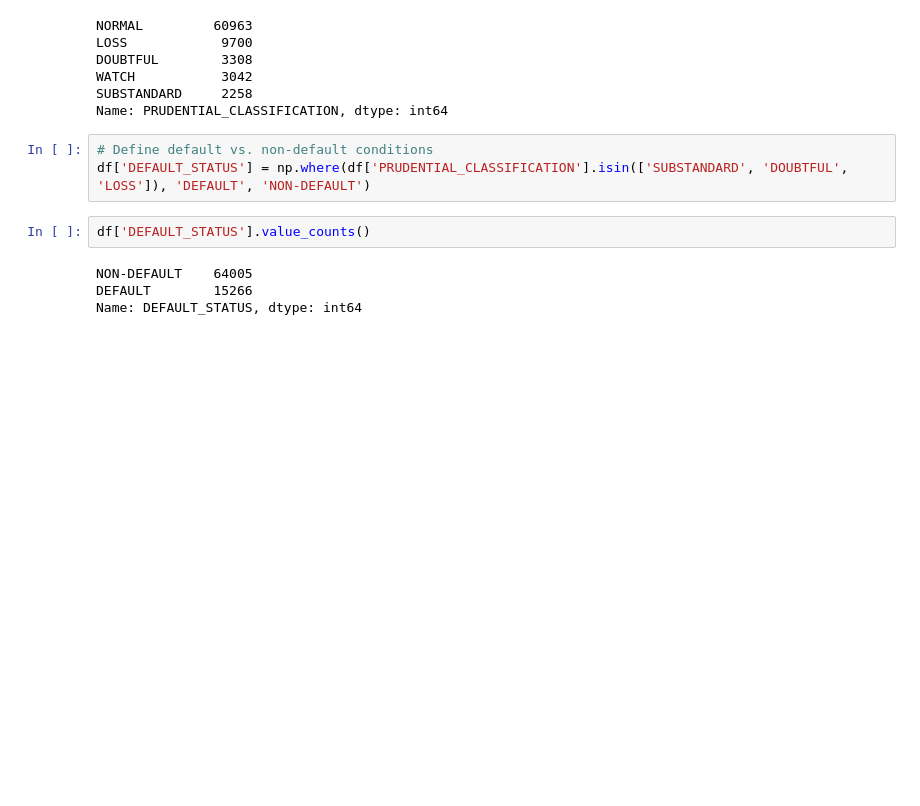
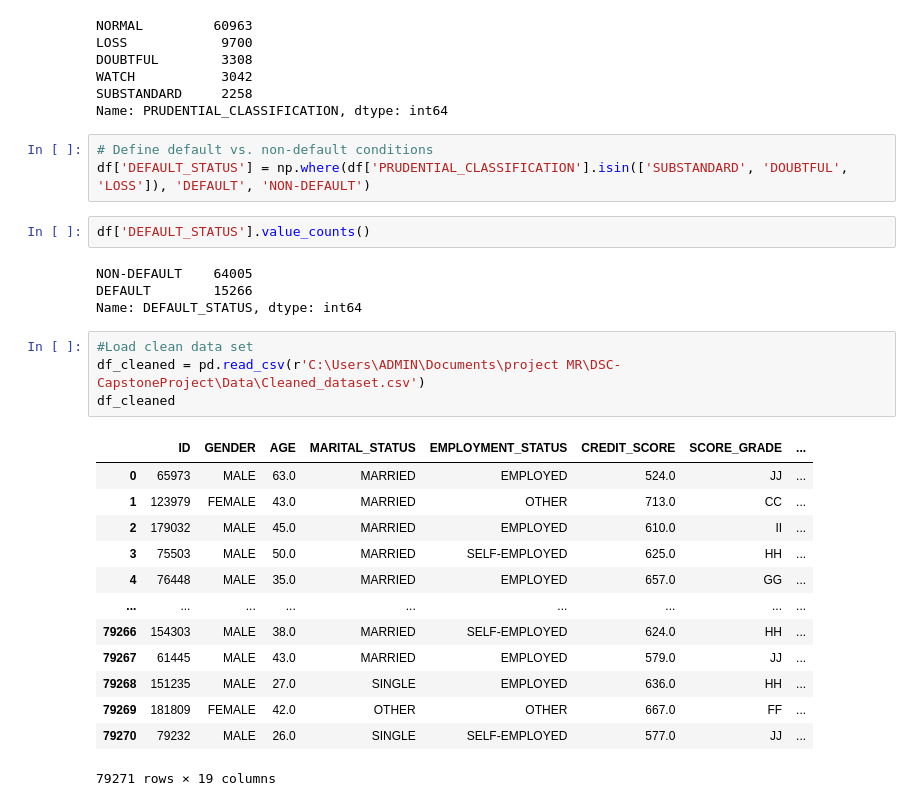
Before and after one commit to AlexIrungu/DSC-CapstoneProject, a Jupyter notebook: notebooks/michael.ipynb, the cells around one changed output. Saved outputs shown, nothing was run; the diff lists cells and outputs as text; blank space fills up the shorter version.

Commit message:
loaded a clean data set

```diff
--- a/notebooks/michael.ipynb
+++ b/notebooks/michael.ipynb
@@ -380,3 +380,21 @@ df['DEFAULT_STATUS'].value_counts()
 NON-DEFAULT    64005
 DEFAULT        15266
 Name: DEFAULT_STATUS, dtype: int64
+# %%
+#Load clean data set
+df_cleaned = pd.read_csv(r'C:\Users\ADMIN\Documents\project MR\DSC-CapstoneProject\Data\Cleaned_dataset.csv')
+df_cleaned
+# %% [output]
+|  | ID | GENDER | AGE | MARITAL_STATUS | EMPLOYMENT_STATUS | CREDIT_SCORE | SCORE_GRADE | ... |
+| 0 | 65973 | MALE | 63.0 | MARRIED | EMPLOYED | 524.0 | JJ | ... |
+| 1 | 123979 | FEMALE | 43.0 | MARRIED | OTHER | 713.0 | CC | ... |
+| 2 | 179032 | MALE | 45.0 | MARRIED | EMPLOYED | 610.0 | II | ... |
+| 3 | 75503 | MALE | 50.0 | MARRIED | SELF-EMPLOYED | 625.0 | HH | ... |
+| 4 | 76448 | MALE | 35.0 | MARRIED | EMPLOYED | 657.0 | GG | ... |
+| ... | ... | ... | ... | ... | ... | ... | ... | ... |
+| 79266 | 154303 | MALE | 38.0 | MARRIED | SELF-EMPLOYED | 624.0 | HH | ... |
+| 79267 | 61445 | MALE | 43.0 | MARRIED | EMPLOYED | 579.0 | JJ | ... |
+| 79268 | 151235 | MALE | 27.0 | SINGLE | EMPLOYED | 636.0 | HH | ... |
+| 79269 | 181809 | FEMALE | 42.0 | OTHER | OTHER | 667.0 | FF | ... |
+| 79270 | 79232 | MALE | 26.0 | SINGLE | SELF-EMPLOYED | 577.0 | JJ | ... |
+79271 rows × 19 columns
```
Also changed, not shown: parts of 1 cell of this notebook.
